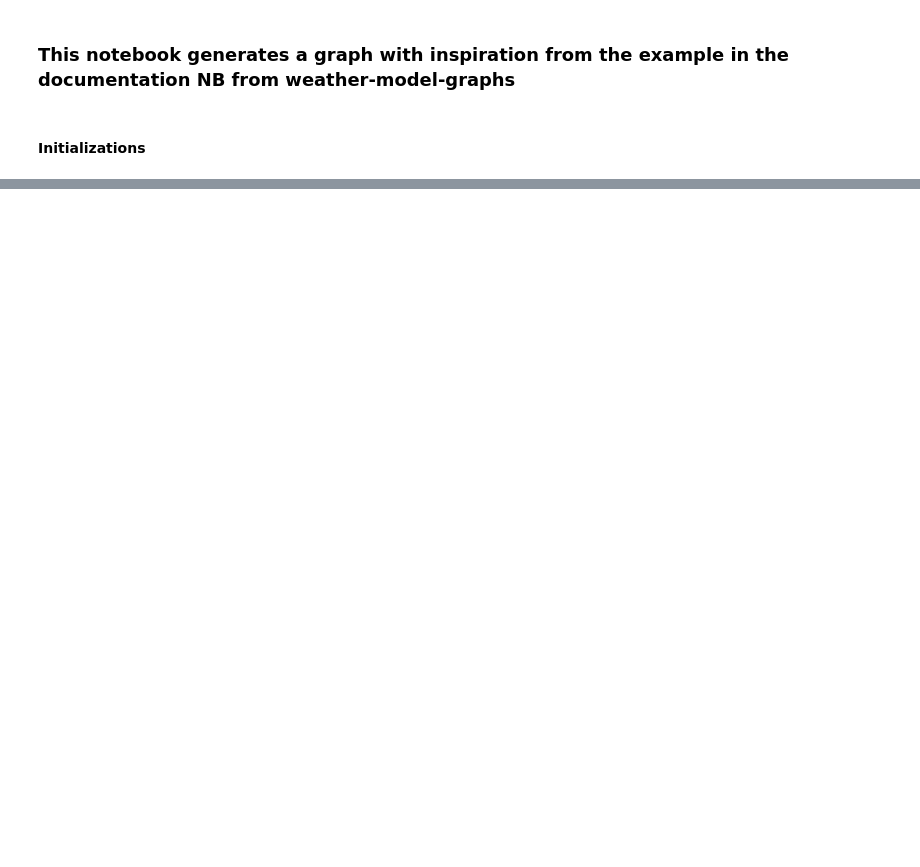
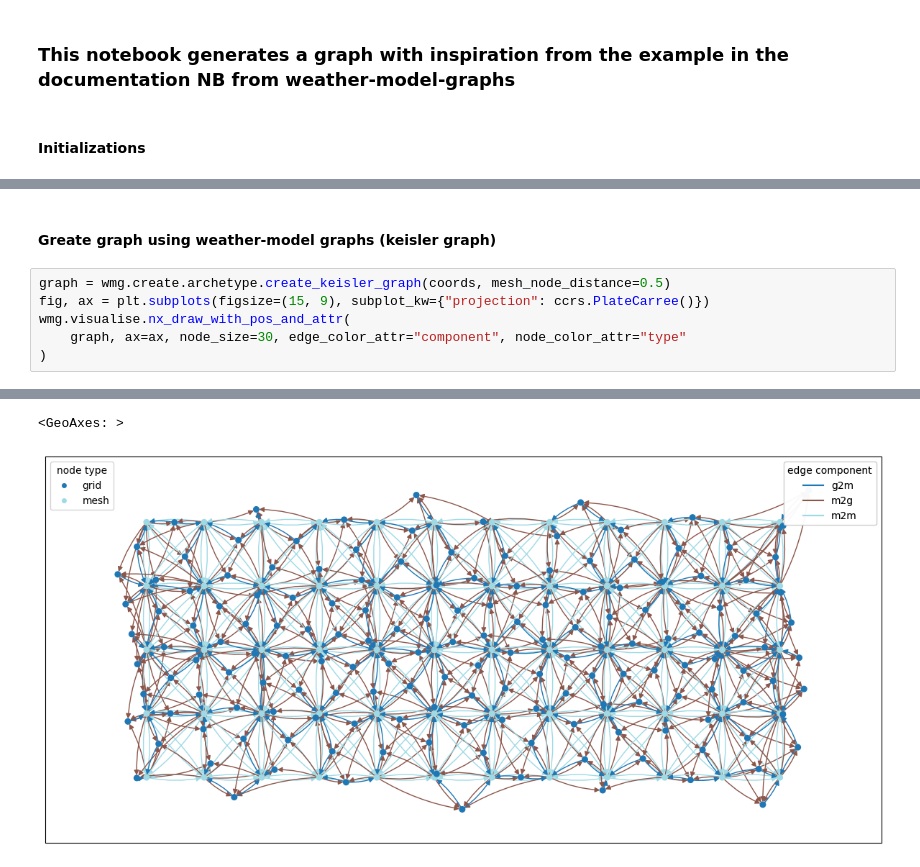
Before and after one commit to Marianadesamadsen/code_masters, a Jupyter notebook: notebooks/NB_graphconstruction_25_02_26.ipynb, the cells around one changed output, grey strips where cells are left out. Saved outputs shown, nothing was run; the diff lists cells and outputs as text; blank space fills up the shorter version.

```diff
--- a/notebooks/NB_graphconstruction_25_02_26.ipynb
+++ b/notebooks/NB_graphconstruction_25_02_26.ipynb
@@ -16,0 +69,9 @@ ModuleNotFoundError: No module named 'src'
+# %% [markdown]
+#### Greate graph using weather-model graphs (keisler graph)
+# %%
+graph = wmg.create.archetype.create_keisler_graph(coords, mesh_node_distance=0.5)
+fig, ax = plt.subplots(figsize=(15, 9), subplot_kw={"projection": ccrs.PlateCarree()})
+wmg.visualise.nx_draw_with_pos_and_attr(
+    graph, ax=ax, node_size=30, edge_color_attr="component", node_color_attr="type"
+)
+# %% [output]
@@ -16,0 +79,2 @@ ModuleNotFoundError: No module named 'src'
+<GeoAxes: >
+[figure, added]
```
Also changed, not shown: parts of 13 cells of this notebook, 22 other files.
